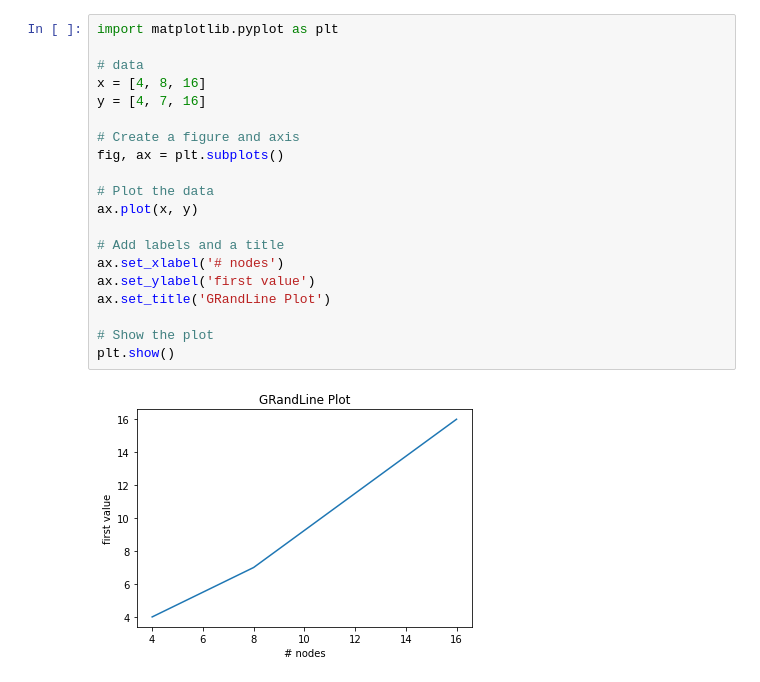
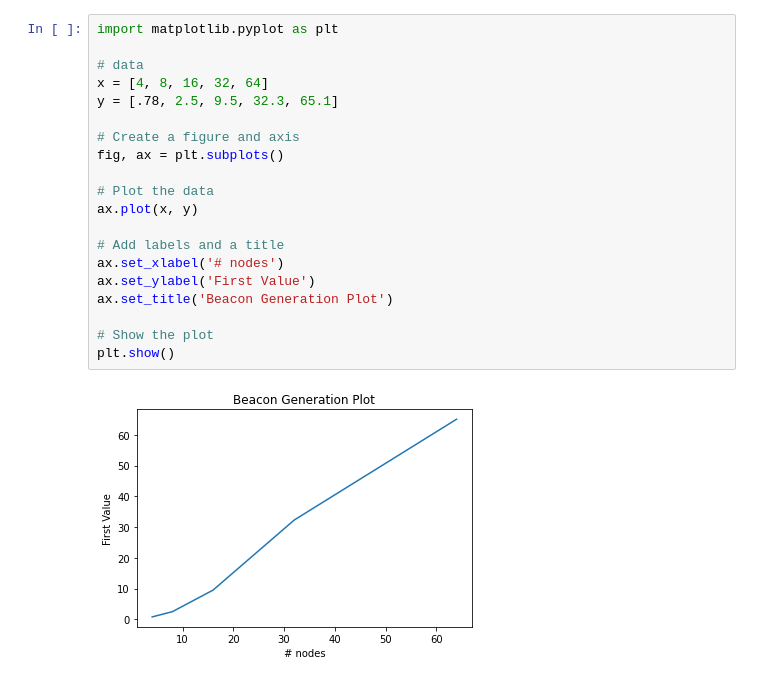
Before and after one commit to zubayr1/rustMainWorks, a Jupyter notebook: plotting.ipynb, the cells around one changed output. Drawn from its saved outputs; the diff is of its cells as text.

```diff
--- a/plotting.ipynb
+++ b/plotting.ipynb
@@ -1,22 +1,22 @@
 # %%
 import matplotlib.pyplot as plt
 
 # data
-x = [4, 8, 16]
-y = [4, 7, 16]
+x = [4, 8, 16, 32, 64]
+y = [.78, 2.5, 9.5, 32.3, 65.1]
 
 # Create a figure and axis
 fig, ax = plt.subplots()
 
 # Plot the data
 ax.plot(x, y)
 
 # Add labels and a title
 ax.set_xlabel('# nodes')
-ax.set_ylabel('first value')
-ax.set_title('GRandLine Plot')
+ax.set_ylabel('First Value')
+ax.set_title('Beacon Generation Plot')
 
 # Show the plot
 plt.show()
 # %% [output]
-[figure, old version]
+[figure, new version]
```
Also changed, not shown: parts of 2 cells of this notebook, 6 other files.
